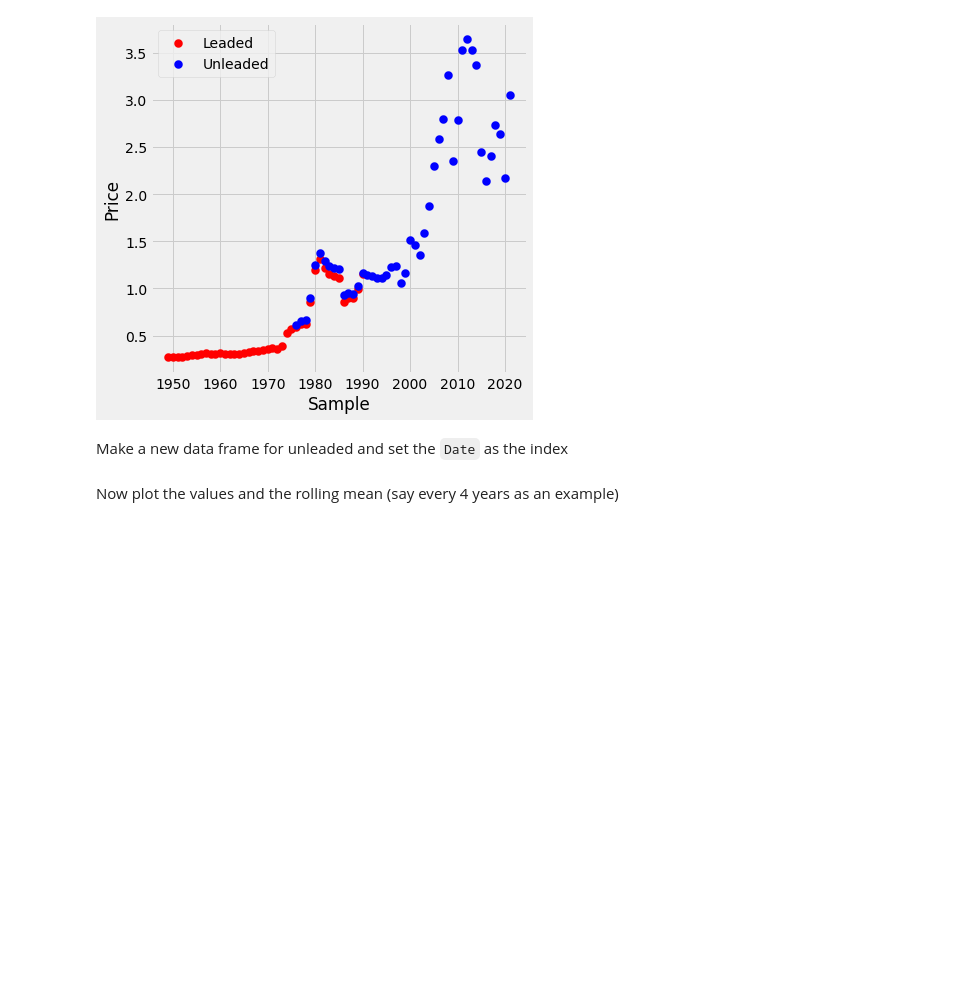
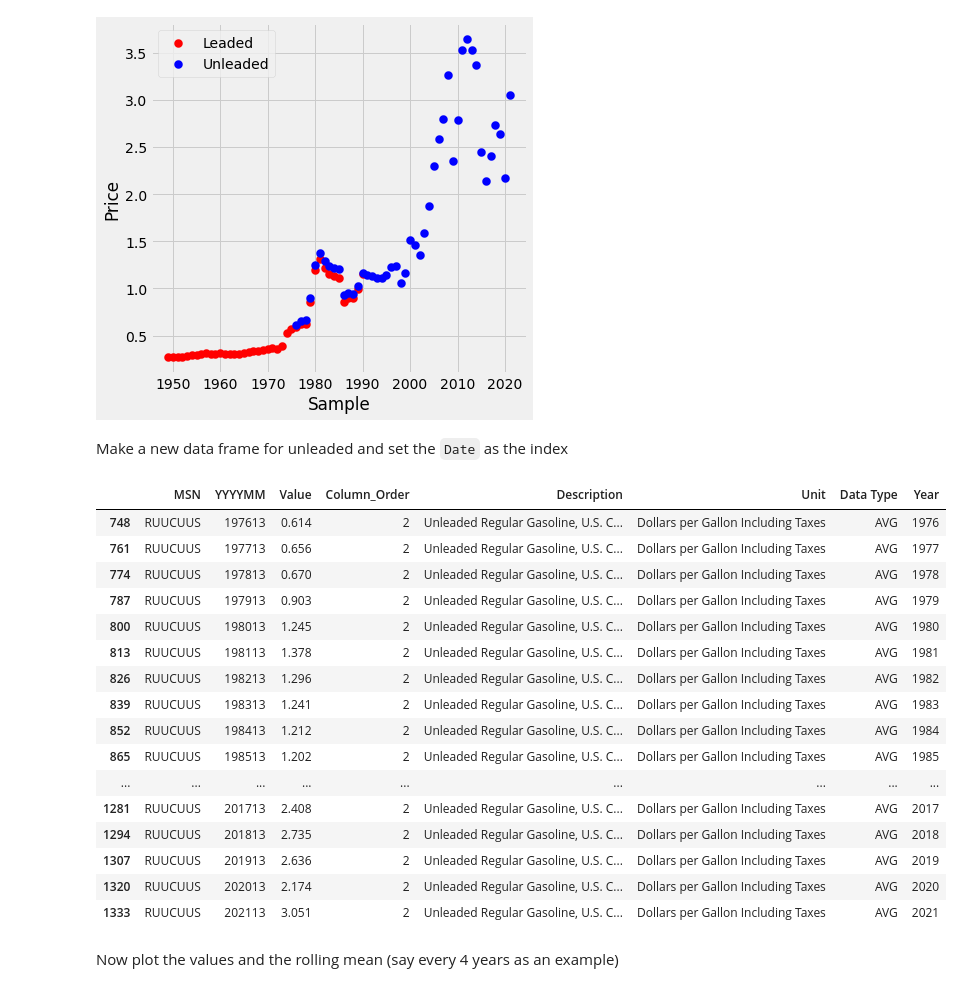
Before and after one commit to dalexa10/Python_Data_Science, a Jupyter notebook: collecting-organizing-analyzing-basics/collecting-organizing-analyzing-data.ipynb, the cells around one changed output. Drawn from its saved outputs; the diff is of its cells as text; code cells hidden in the pictures; blank space fills up the shorter version.

```diff
--- a/collecting-organizing-analyzing-basics/collecting-organizing-analyzing-data.ipynb
+++ b/collecting-organizing-analyzing-basics/collecting-organizing-analyzing-data.ipynb
@@ -787,6 +805,26 @@ Text(0.5, 0, 'Sample')
 Make a new data frame for unleaded and set the `Date` as the index
 # %%
 unld_df = pricedf[(pricedf['MSN'] == 'RUUCUUS') & (pricedf['Data Type'] == 'AVG')]
+# %%
+unld_df
+# %% [output]
+|  | MSN | YYYYMM | Value | Column_Order | Description | Unit | Data Type | Year |
+| 748 | RUUCUUS | 197613 | 0.614 | 2 | Unleaded Regular Gasoline, U.S. C... | Dollars per Gallon Including Taxes | AVG | 1976 |
+| 761 | RUUCUUS | 197713 | 0.656 | 2 | Unleaded Regular Gasoline, U.S. C... | Dollars per Gallon Including Taxes | AVG | 1977 |
+| 774 | RUUCUUS | 197813 | 0.670 | 2 | Unleaded Regular Gasoline, U.S. C... | Dollars per Gallon Including Taxes | AVG | 1978 |
+| 787 | RUUCUUS | 197913 | 0.903 | 2 | Unleaded Regular Gasoline, U.S. C... | Dollars per Gallon Including Taxes | AVG | 1979 |
+| 800 | RUUCUUS | 198013 | 1.245 | 2 | Unleaded Regular Gasoline, U.S. C... | Dollars per Gallon Including Taxes | AVG | 1980 |
+| 813 | RUUCUUS | 198113 | 1.378 | 2 | Unleaded Regular Gasoline, U.S. C... | Dollars per Gallon Including Taxes | AVG | 1981 |
+| 826 | RUUCUUS | 198213 | 1.296 | 2 | Unleaded Regular Gasoline, U.S. C... | Dollars per Gallon Including Taxes | AVG | 1982 |
+| 839 | RUUCUUS | 198313 | 1.241 | 2 | Unleaded Regular Gasoline, U.S. C... | Dollars per Gallon Including Taxes | AVG | 1983 |
+| 852 | RUUCUUS | 198413 | 1.212 | 2 | Unleaded Regular Gasoline, U.S. C... | Dollars per Gallon Including Taxes | AVG | 1984 |
+| 865 | RUUCUUS | 198513 | 1.202 | 2 | Unleaded Regular Gasoline, U.S. C... | Dollars per Gallon Including Taxes | AVG | 1985 |
+| ... | ... | ... | ... | ... | ... | ... | ... | ... |
+| 1281 | RUUCUUS | 201713 | 2.408 | 2 | Unleaded Regular Gasoline, U.S. C... | Dollars per Gallon Including Taxes | AVG | 2017 |
+| 1294 | RUUCUUS | 201813 | 2.735 | 2 | Unleaded Regular Gasoline, U.S. C... | Dollars per Gallon Including Taxes | AVG | 2018 |
+| 1307 | RUUCUUS | 201913 | 2.636 | 2 | Unleaded Regular Gasoline, U.S. C... | Dollars per Gallon Including Taxes | AVG | 2019 |
+| 1320 | RUUCUUS | 202013 | 2.174 | 2 | Unleaded Regular Gasoline, U.S. C... | Dollars per Gallon Including Taxes | AVG | 2020 |
+| 1333 | RUUCUUS | 202113 | 3.051 | 2 | Unleaded Regular Gasoline, U.S. C... | Dollars per Gallon Including Taxes | AVG | 2021 |
 # %% [markdown]
 Now plot the values and the rolling mean (say every 4 years as an example)
 # %%
```
Also changed, not shown: parts of 30 cells of this notebook.
